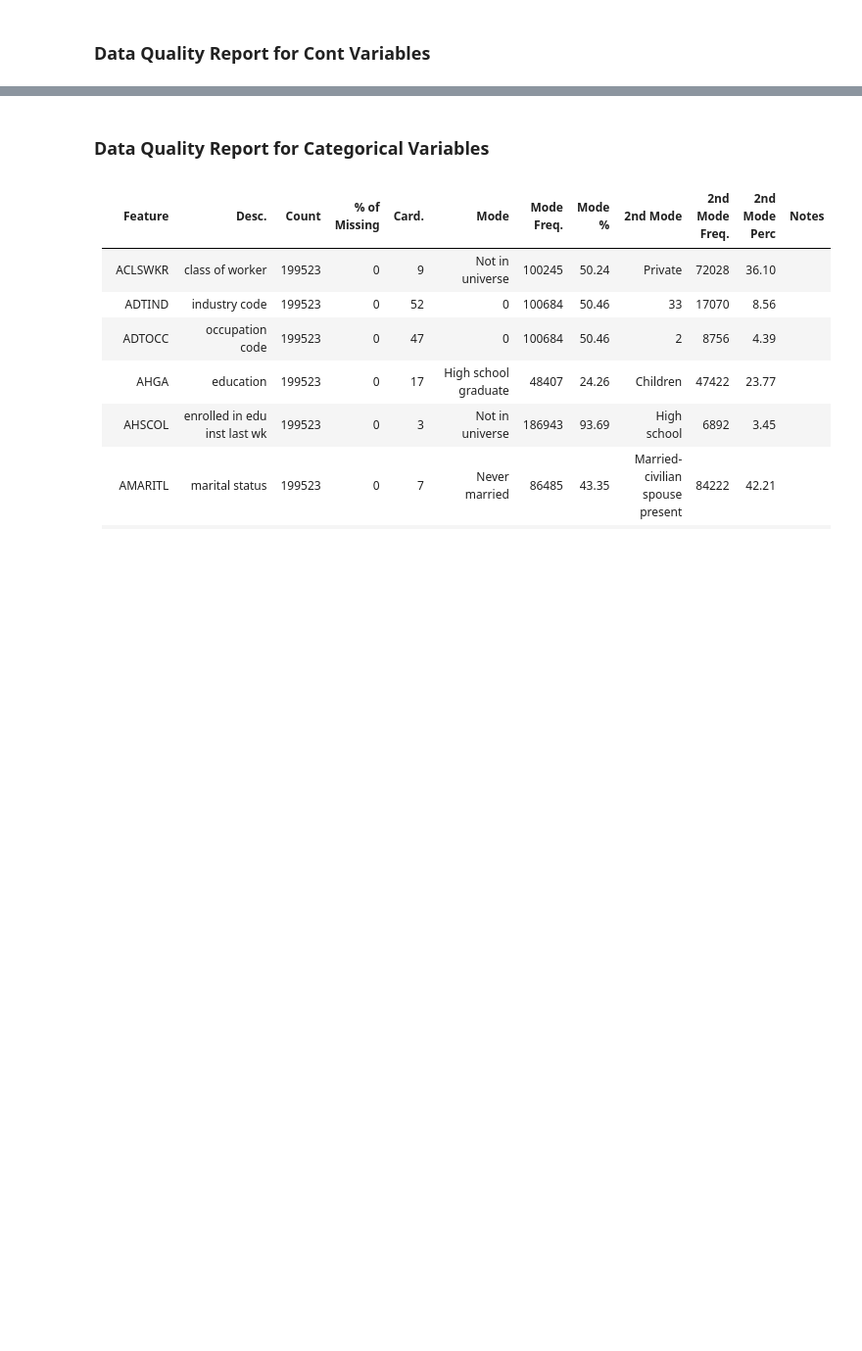
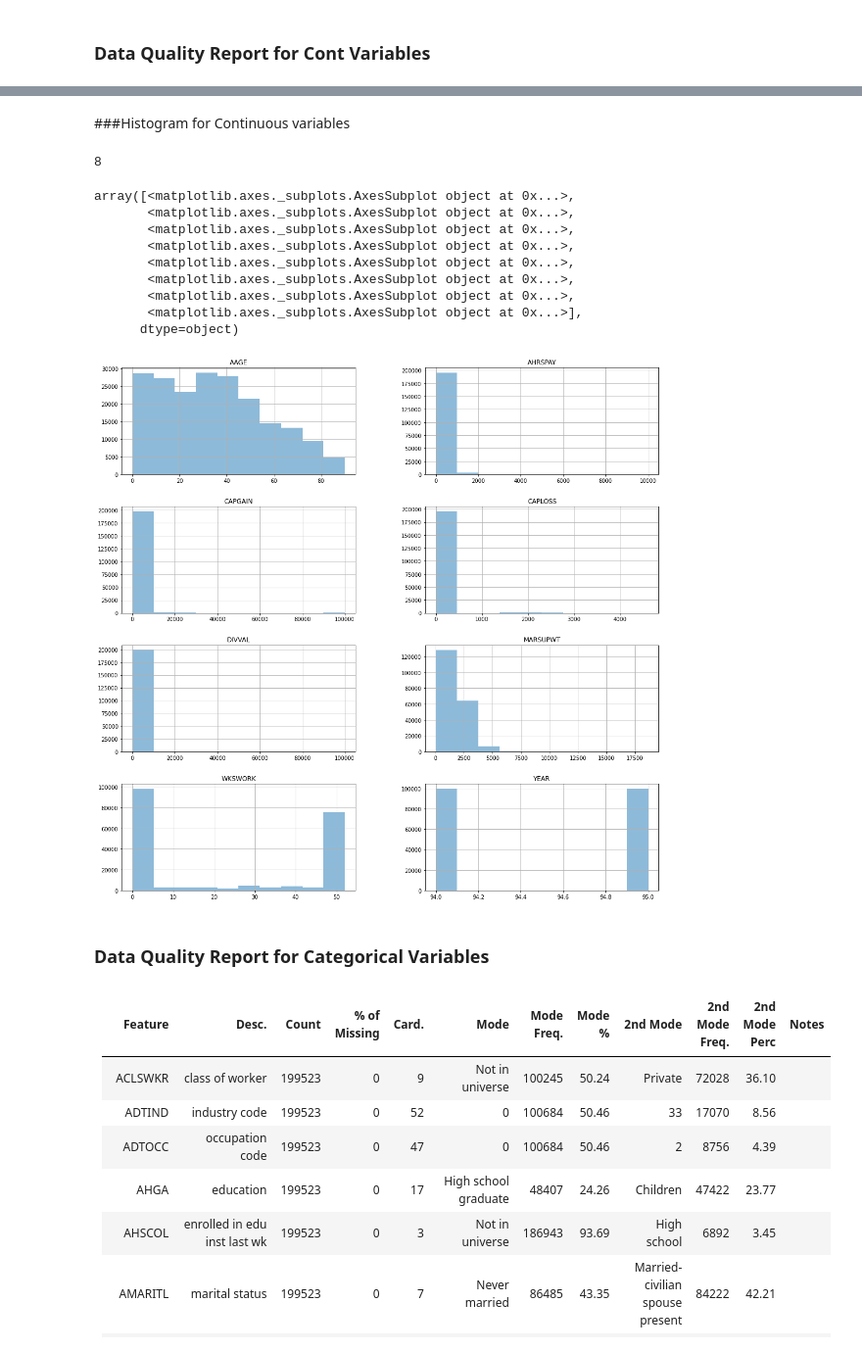
Before and after one commit to WilliamAshbee/DatascienceHomeworks, a Jupyter notebook: Copy_of_HW1_Ashbee_William.ipynb, the cells around one changed output, grey strips where cells are left out. Shown at 98% size. Cells and saved outputs as stored; diff of their text form; code cells hidden in the pictures; blank space fills up the shorter version.

```diff
--- a/Copy_of_HW1_Ashbee_William.ipynb
+++ b/Copy_of_HW1_Ashbee_William.ipynb
@@ -34,6 +34,8 @@ df.head()
 | 2 | 18 | Not in universe | 0 | 0 | 10th grade | 0 | High school | Never married | Not in universe or children | Not in universe | Asian or Pacific Islander | ... |
 | 3 | 9 | Not in universe | 0 | 0 | Children | 0 | Not in universe | Never married | Not in universe or children | Not in universe | White | ... |
 | 4 | 10 | Not in universe | 0 | 0 | Children | 0 | Not in universe | Never married | Not in universe or children | Not in universe | White | ... |
+# %%
+df_copy = df.copy()
 # %%
 # you can see the DataFrame's info panel here
 columns_names = columns_abbr
@@ -259,3 +229,8 @@ for (name, series) in df.iteritems():
 | VETQVA | fill inc questionnaire for veterans admin | 199523 | 0 | 3 | Not in universe | 197539 | 99.01 | No | 1593 | 0.80
 | VETYN | veterans benefits | 199523 | 0 | 3 | 2 | 150130 | 75.24 | 0 | 47409 | 23.76
 | PTOTVALB | PTOTVALB | 199523 | 0 | 2 | - 50000. | 187141 | 93.79 | 50000+. | 12382 | 6.21
+# %%
+cont_list = set(columns_abbr)-set(not_continuous)
+cont_list = list(cont_list)
+cont_list.sort()
+print(cont_list)
@@ -320,3 +369,21 @@ for (name, series) in df.iteritems():
+# %% [markdown]
+###Histogram for Continuous variables
+# %%
+df_for_hist = df_copy[cont_list]
+fig, ax = plt.subplots(4,2,figsize=(18,18)) # get a bigger figure
+df_for_hist.hist(bins=10, alpha=0.5, ax=ax)
+# %% [output]
+8
+array([<matplotlib.axes._subplots.AxesSubplot object at 0x...>,
+       <matplotlib.axes._subplots.AxesSubplot object at 0x...>,
+       <matplotlib.axes._subplots.AxesSubplot object at 0x...>,
+       <matplotlib.axes._subplots.AxesSubplot object at 0x...>,
+       <matplotlib.axes._subplots.AxesSubplot object at 0x...>,
+       <matplotlib.axes._subplots.AxesSubplot object at 0x...>,
+       <matplotlib.axes._subplots.AxesSubplot object at 0x...>,
+       <matplotlib.axes._subplots.AxesSubplot object at 0x...>],
+      dtype=object)
+[figure, added]
 # %% [markdown]
 ### Data Quality Report for Categorical Variables
 # %% [markdown]
```
Also changed, not shown: parts of 20 cells of this notebook.
